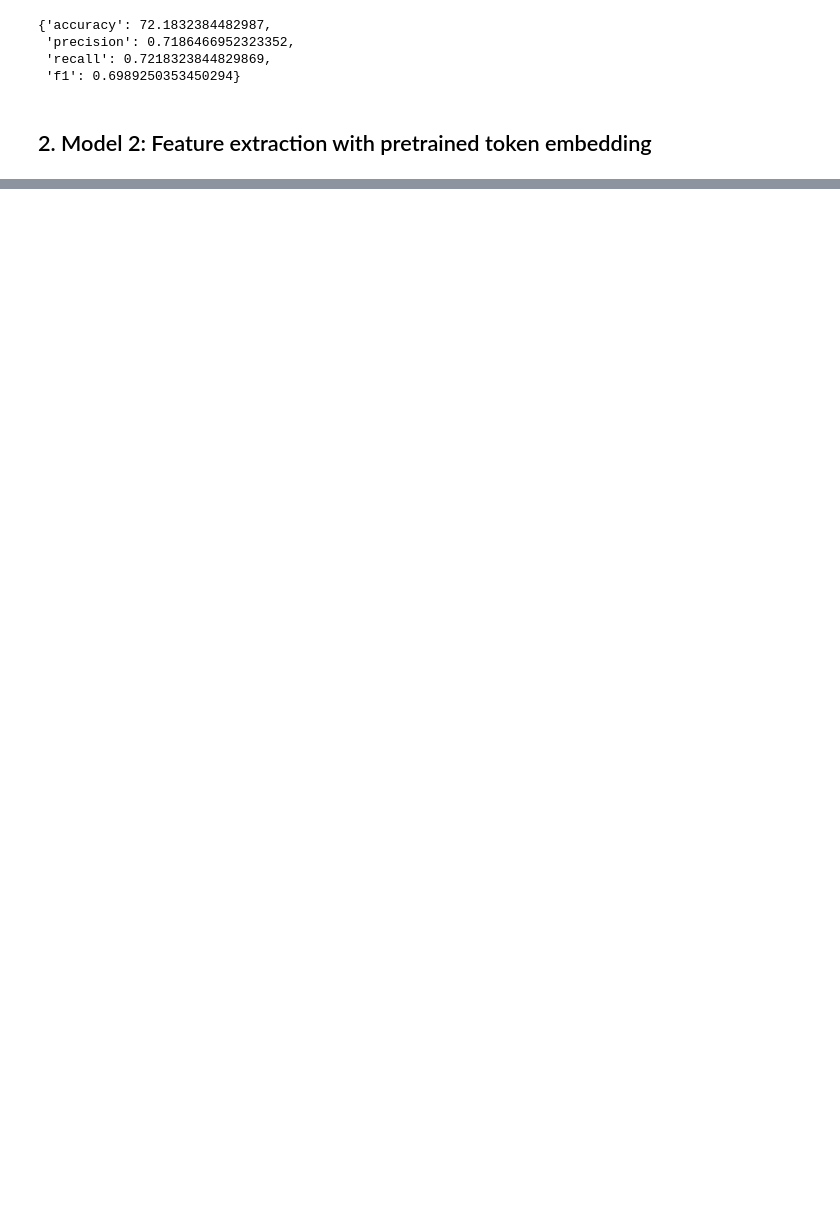
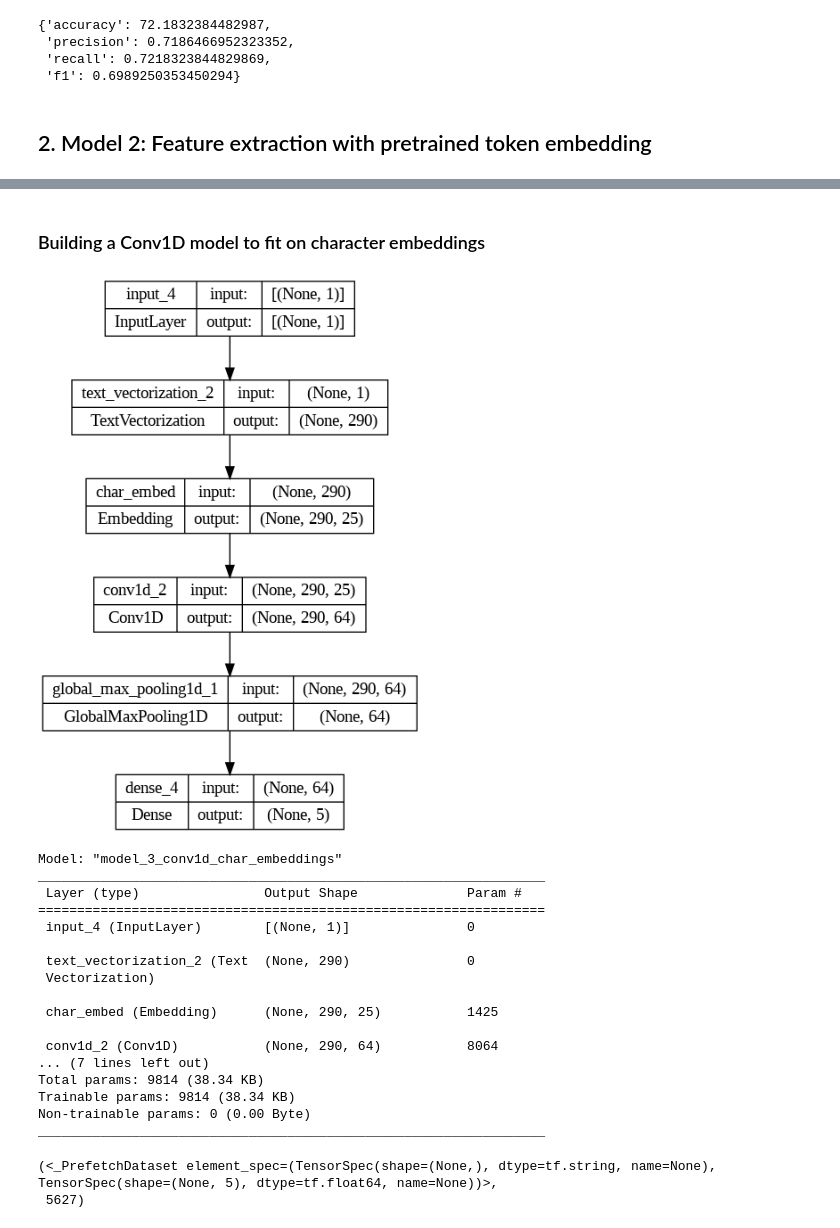
Before and after one commit to ucheokechukwu/courses, a Jupyter notebook: Tensorflow_For_DeepLearning/09_NLP_Project_SkimLit.ipynb, the cells around one changed output, grey strips where cells are left out. Cells and saved outputs as stored; diff of their text form; code cells hidden in the pictures; blank space fills up the shorter version.

```diff
--- a/Tensorflow_For_DeepLearning/09_NLP_Project_SkimLit.ipynb
+++ b/Tensorflow_For_DeepLearning/09_NLP_Project_SkimLit.ipynb
@@ -640,0 +807,8 @@ model_1_results, baseline_results
+# %%
+# Create char embedding layer
+char_embed = layers.Embedding(
+    input_dim = len(char_vocab),
+    output_dim = 25, # from the paper
+    mask_zero=True,
+    name='char_embed'
+)
@@ -640,0 +839,49 @@ model_1_results, baseline_results
+# %% [markdown]
+### Building a Conv1D model to fit on character embeddings
+# %%
+# make Conv1D on char only
+inputs = layers.Input(shape=(1,), dtype='string')
+char_vectors = char_vectorizer(inputs)
+char_embedding = char_embed(char_vectors)
+x = layers.Conv1D(filters=64,
+                  kernel_size=5,
+                  padding='same',
+                  activation='relu')(char_embedding)
+x = layers.GlobalMaxPooling1D()(x)
+outputs = layers.Dense(num_classes, activation='softmax')(x)
+model_3 = tf.keras.Model(inputs, outputs,
+                         name="model_3_conv1d_char_embeddings")
+
+# compile model
+model_3.compile(loss='categorical_crossentropy',
+                optimizer=tf.keras.optimizers.Adam(),
+                metrics="accuracy")
+display(plot_model(model_3, show_shapes=True))
+model_3.summary()
+# %% [output]
+[figure, added]
+Model: "model_3_conv1d_char_embeddings"
+_________________________________________________________________
+ Layer (type)                Output Shape              Param #
+=================================================================
+ input_4 (InputLayer)        [(None, 1)]               0
+
+ text_vectorization_2 (Text  (None, 290)               0
+ Vectorization)
+
+ char_embed (Embedding)      (None, 290, 25)           1425
+
+ conv1d_2 (Conv1D)           (None, 290, 64)           8064
+... (7 lines left out)
+Total params: 9814 (38.34 KB)
+Trainable params: 9814 (38.34 KB)
+Non-trainable params: 0 (0.00 Byte)
+_________________________________________________________________
+# %%
+char_train_dataset = tf.data.Dataset.from_tensor_slices((train_chars, train_labels_one_hot)).batch(32).prefetch(tf.data.AUTOTUNE)
+char_val_dataset = tf.data.Dataset.from_tensor_slices((val_chars, val_labels_one_hot)).batch(32).prefetch(tf.data.AUTOTUNE)
+char_test_dataset = tf.data.Dataset.from_tensor_slices((test_chars, test_labels_one_hot)).batch(32).prefetch(tf.data.AUTOTUNE)
+char_train_dataset, len(char_train_dataset)
+# %% [output]
+(<_PrefetchDataset element_spec=(TensorSpec(shape=(None,), dtype=tf.string, name=None), TensorSpec(shape=(None, 5), dtype=tf.float64, name=None))>,
+ 5627)
```
Also changed, not shown: parts of 78 cells of this notebook.
